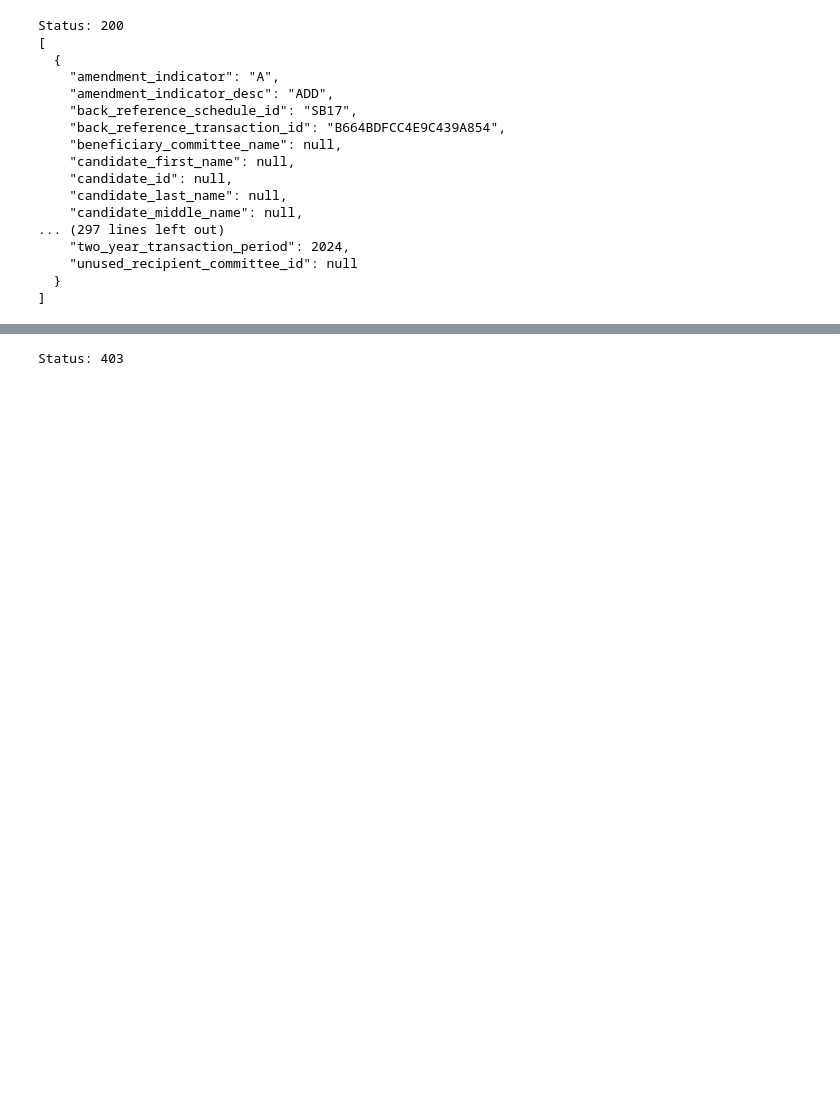
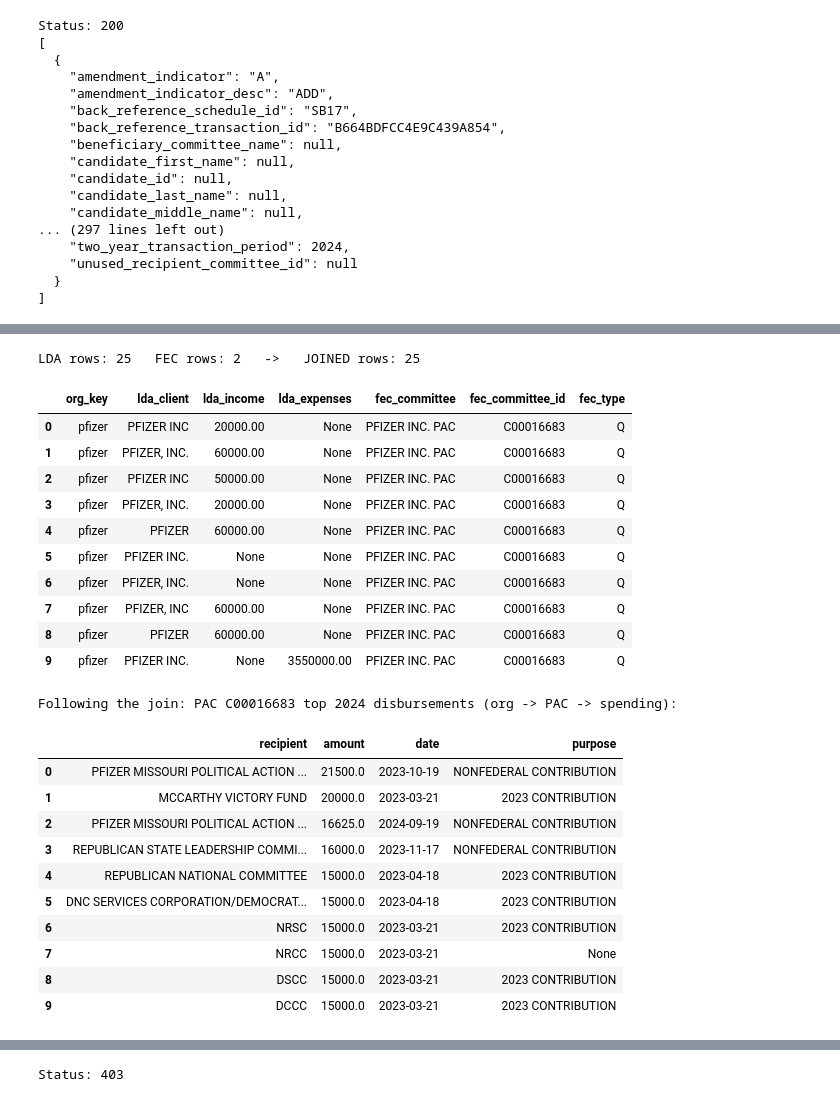
Before and after one commit to ChrisPleman/influence-network, a Jupyter notebook: notebooks/raw_api_calls.ipynb, the cells around one changed output, grey strips where cells are left out. Cells and saved outputs as stored; diff of their text form; code cells hidden in the pictures; blank space fills up the shorter version.

```diff
--- a/notebooks/raw_api_calls.ipynb
+++ b/notebooks/raw_api_calls.ipynb
@@ -113,0 +213,68 @@ Status: 200
+# %%
+# === THE JOIN: merge LDA + FEC on the normalized org key, then show ===
+# The join key is the normalized name -> "PFIZER INC" and "PFIZER INC. PAC" both
+# become "pfizer", so a plain equality merge works. Reuses lda_resp / fec_cmtes.
+lda_df = pd.DataFrame([
+    {"org_key": normalize_org_name((f.get("client") or {}).get("name", "")),
+     "lda_client": (f.get("client") or {}).get("name"),
+     "filing_uuid": f.get("filing_uuid"),
+     "lda_income": f.get("income"),
+     "lda_expenses": f.get("expenses")}
+    for f in lda_resp.json().get("results", [])
+    if (f.get("client") or {}).get("name")
+])
+fec_df = pd.DataFrame([
+    {"org_key": normalize_org_name(c["name"]),
+     "fec_committee_id": c["committee_id"],
+     "fec_committee": c["name"],
+     "fec_type": c["type"]}
+    for c in fec_cmtes
+])
+
+joined = lda_df.merge(fec_df, on="org_key", how="inner")
+print(f"LDA rows: {len(lda_df)}   FEC rows: {len(fec_df)}   ->   JOINED rows: {len(joined)}")
+display(joined[["org_key", "lda_client", "lda_income", "lda_expenses",
+                "fec_committee", "fec_committee_id", "fec_type"]].head(10))
+
+# Traverse the join: org -> its PAC -> the PAC's real disbursements (the money flow)
+if len(joined):
+    cid = joined["fec_committee_id"].iloc[0]
+    disb = requests.get(
+        "https://api.open.fec.gov/v1/schedules/schedule_b",
+        params={"api_key": "DEMO_KEY", "committee_id": cid,
+                "two_year_transaction_period": 2024, "per_page": 10,
+                "sort": "-disbursement_amount"},
+        timeout=30,
+    ).json().get("results", [])
+    disb_df = pd.DataFrame([
+        {"recipient": d.get("recipient_name"), "amount": d.get("disbursement_amount"),
+         "date": d.get("disbursement_date"), "purpose": d.get("disbursement_description")}
+        for d in disb
+    ])
+    print(f"\nFollowing the join: PAC {cid} top 2024 disbursements (org -> PAC -> spending):")
+    display(disb_df)
+# %% [output]
+LDA rows: 25   FEC rows: 2   ->   JOINED rows: 25
+|  | org_key | lda_client | lda_income | lda_expenses | fec_committee | fec_committee_id | fec_type |
+| 0 | pfizer | PFIZER INC | 20000.00 | None | PFIZER INC. PAC | C00016683 | Q |
+| 1 | pfizer | PFIZER, INC. | 60000.00 | None | PFIZER INC. PAC | C00016683 | Q |
+| 2 | pfizer | PFIZER INC | 50000.00 | None | PFIZER INC. PAC | C00016683 | Q |
+| 3 | pfizer | PFIZER, INC. | 20000.00 | None | PFIZER INC. PAC | C00016683 | Q |
+| 4 | pfizer | PFIZER | 60000.00 | None | PFIZER INC. PAC | C00016683 | Q |
+| 5 | pfizer | PFIZER INC. | None | None | PFIZER INC. PAC | C00016683 | Q |
+| 6 | pfizer | PFIZER, INC. | None | None | PFIZER INC. PAC | C00016683 | Q |
+| 7 | pfizer | PFIZER, INC | 60000.00 | None | PFIZER INC. PAC | C00016683 | Q |
+| 8 | pfizer | PFIZER | 60000.00 | None | PFIZER INC. PAC | C00016683 | Q |
+| 9 | pfizer | PFIZER INC. | None | 3550000.00 | PFIZER INC. PAC | C00016683 | Q |
+Following the join: PAC C00016683 top 2024 disbursements (org -> PAC -> spending):
+|  | recipient | amount | date | purpose |
+| 0 | PFIZER MISSOURI POLITICAL ACTION ... | 21500.0 | 2023-10-19 | NONFEDERAL CONTRIBUTION |
+| 1 | MCCARTHY VICTORY FUND | 20000.0 | 2023-03-21 | 2023 CONTRIBUTION |
+| 2 | PFIZER MISSOURI POLITICAL ACTION ... | 16625.0 | 2024-09-19 | NONFEDERAL CONTRIBUTION |
+| 3 | REPUBLICAN STATE LEADERSHIP COMMI... | 16000.0 | 2023-11-17 | NONFEDERAL CONTRIBUTION |
+| 4 | REPUBLICAN NATIONAL COMMITTEE | 15000.0 | 2023-04-18 | 2023 CONTRIBUTION |
+| 5 | DNC SERVICES CORPORATION/DEMOCRAT... | 15000.0 | 2023-04-18 | 2023 CONTRIBUTION |
+| 6 | NRSC | 15000.0 | 2023-03-21 | 2023 CONTRIBUTION |
+| 7 | NRCC | 15000.0 | 2023-03-21 | None |
+| 8 | DSCC | 15000.0 | 2023-03-21 | 2023 CONTRIBUTION |
+| 9 | DCCC | 15000.0 | 2023-03-21 | 2023 CONTRIBUTION |
```
Also changed, not shown: parts of 17 cells of this notebook, 2 other files.
